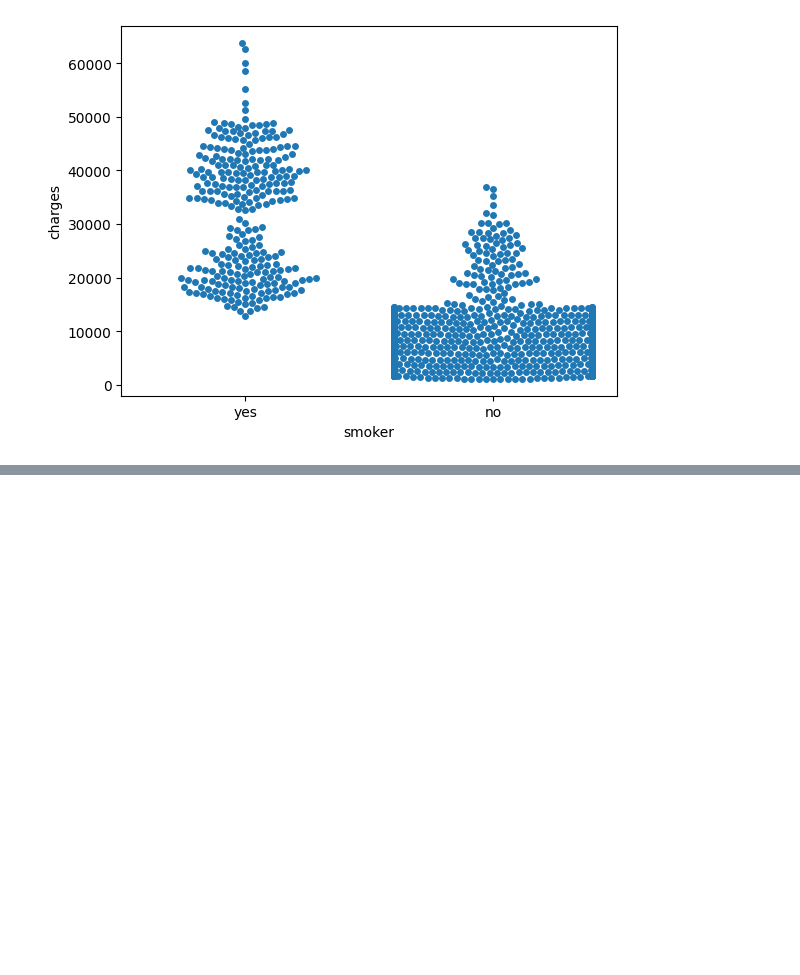
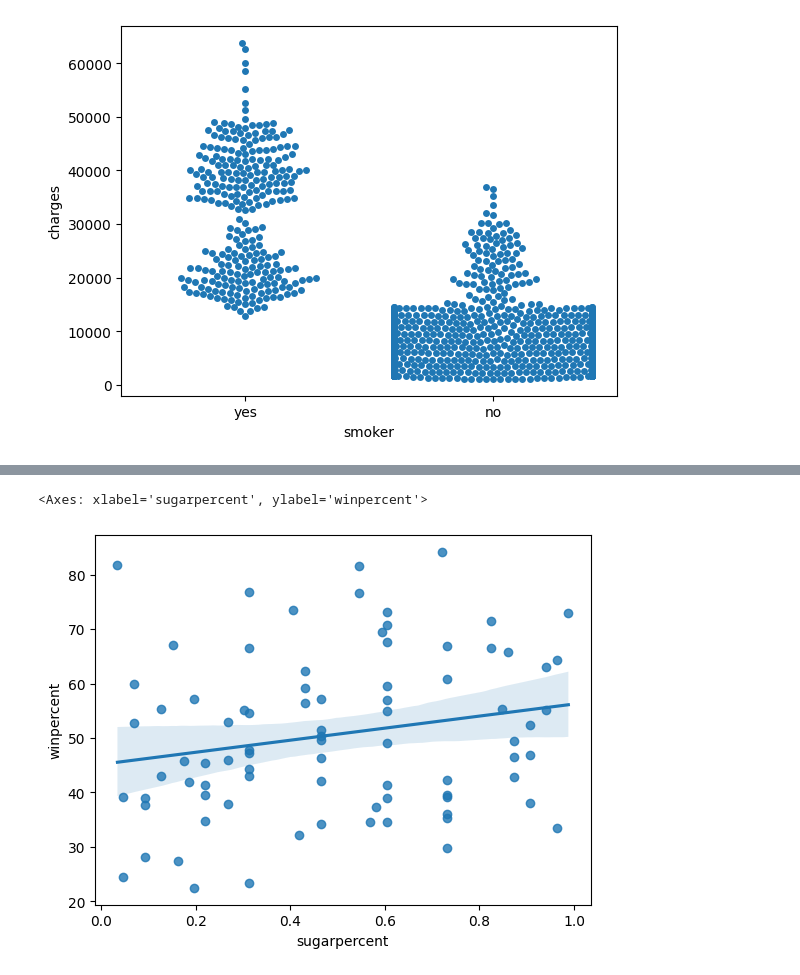
Before and after one commit to alanmicah/DataVisualisation, a Jupyter notebook: scatterPlots.ipynb, the cells around one changed output, grey strips where cells are left out. Drawn from its saved outputs; the diff is of its cells as text; code cells hidden in the pictures; blank space fills up the shorter version.

```diff
--- a/scatterPlots.ipynb
+++ b/scatterPlots.ipynb
@@ -50,0 +87,7 @@ sns.swarmplot(x=insurance_data['smoker'],
+# %%
+sns.regplot(x=candy_data['sugarpercent'], y=candy_data['winpercent'])
+# Regression line has a slight positive slope,
+# therefore there is a slightly positive correlation between 'winpercent' and 'sugarpercent'
+# %% [output]
+<Axes: xlabel='sugarpercent', ylabel='winpercent'>
+[figure, added]
```
Also changed, not shown: parts of 6 cells of this notebook, 2 other files.
